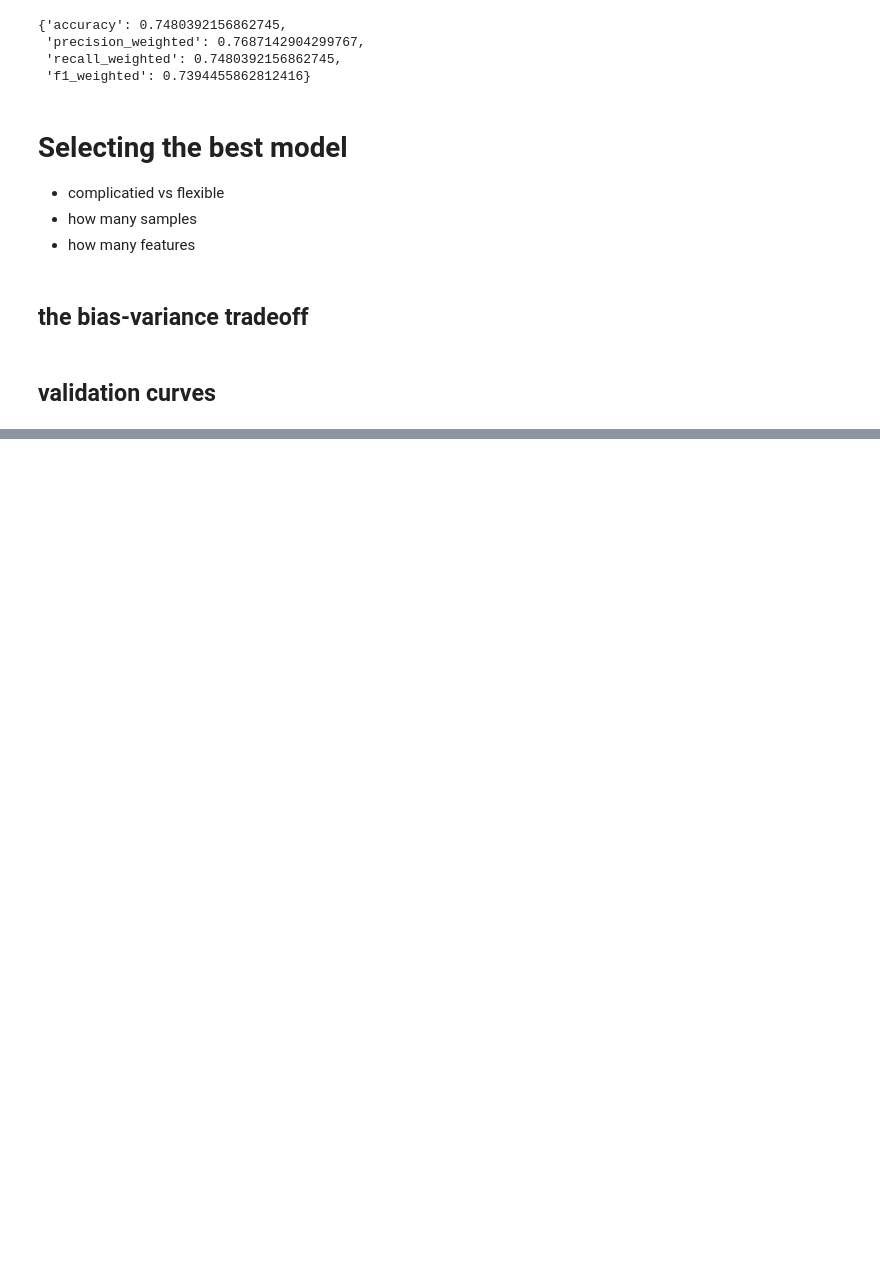
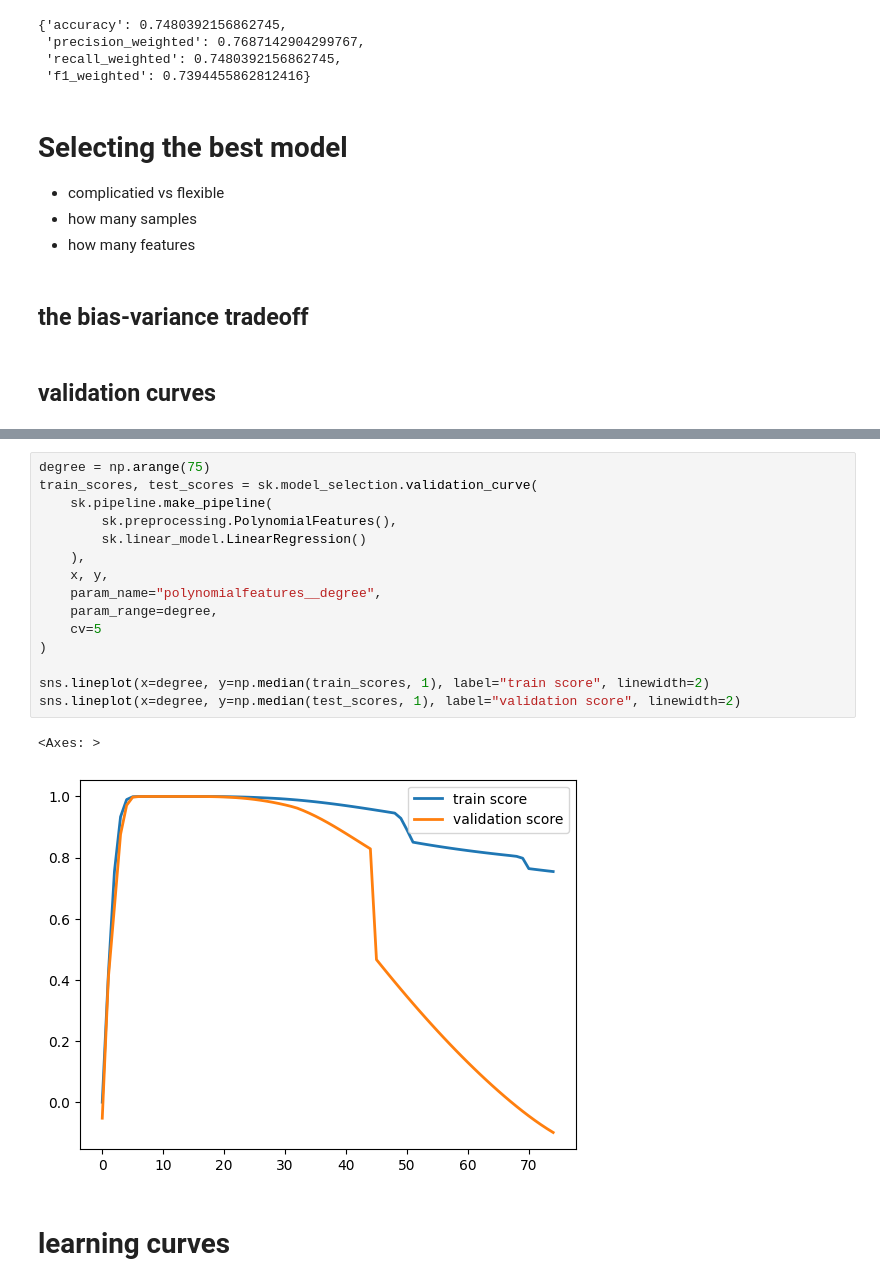
Before and after one commit to tkleg/SSE591-Projects, a Jupyter notebook: Proj5/hyperparameters_and_model_validation.ipynb, the cells around one changed output, grey strips where cells are left out. Cells and saved outputs as stored; diff of their text form; blank space fills up the shorter version.

```diff
--- a/Proj5/hyperparameters_and_model_validation.ipynb
+++ b/Proj5/hyperparameters_and_model_validation.ipynb
@@ -110,0 +128,20 @@ for degree in [1, 3, 5, 7]:
+# %%
+degree = np.arange(75)
+train_scores, test_scores = sk.model_selection.validation_curve(
+    sk.pipeline.make_pipeline(
+        sk.preprocessing.PolynomialFeatures(),
+        sk.linear_model.LinearRegression()
+    ),
+    x, y,
+    param_name="polynomialfeatures__degree",
+    param_range=degree,
+    cv=5
+)
+
+sns.lineplot(x=degree, y=np.median(train_scores, 1), label="train score", linewidth=2)
+sns.lineplot(x=degree, y=np.median(test_scores, 1), label="validation score", linewidth=2)
+# %% [output]
+<Axes: >
+[figure, added]
+# %% [markdown]
+# learning curves
```
Also changed, not shown: parts of 1 cell of this notebook.
